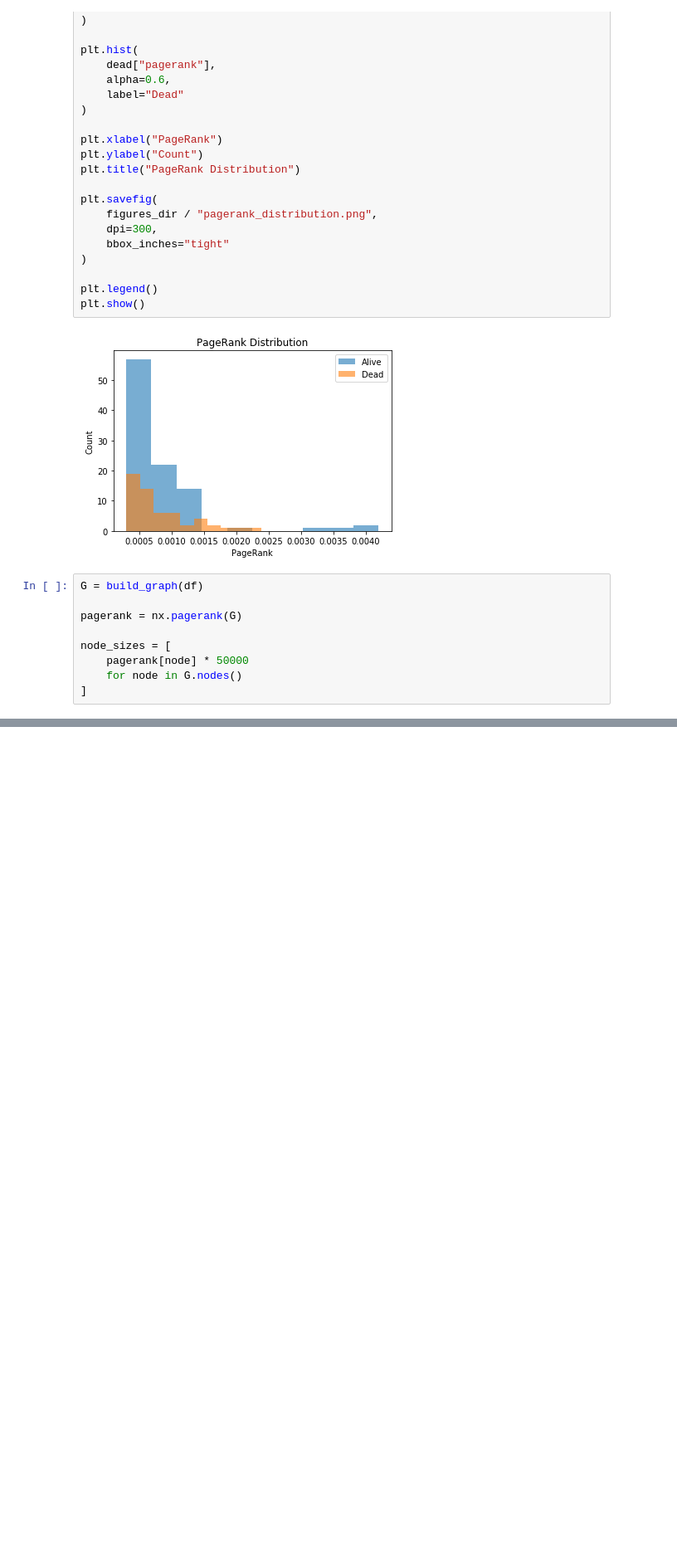
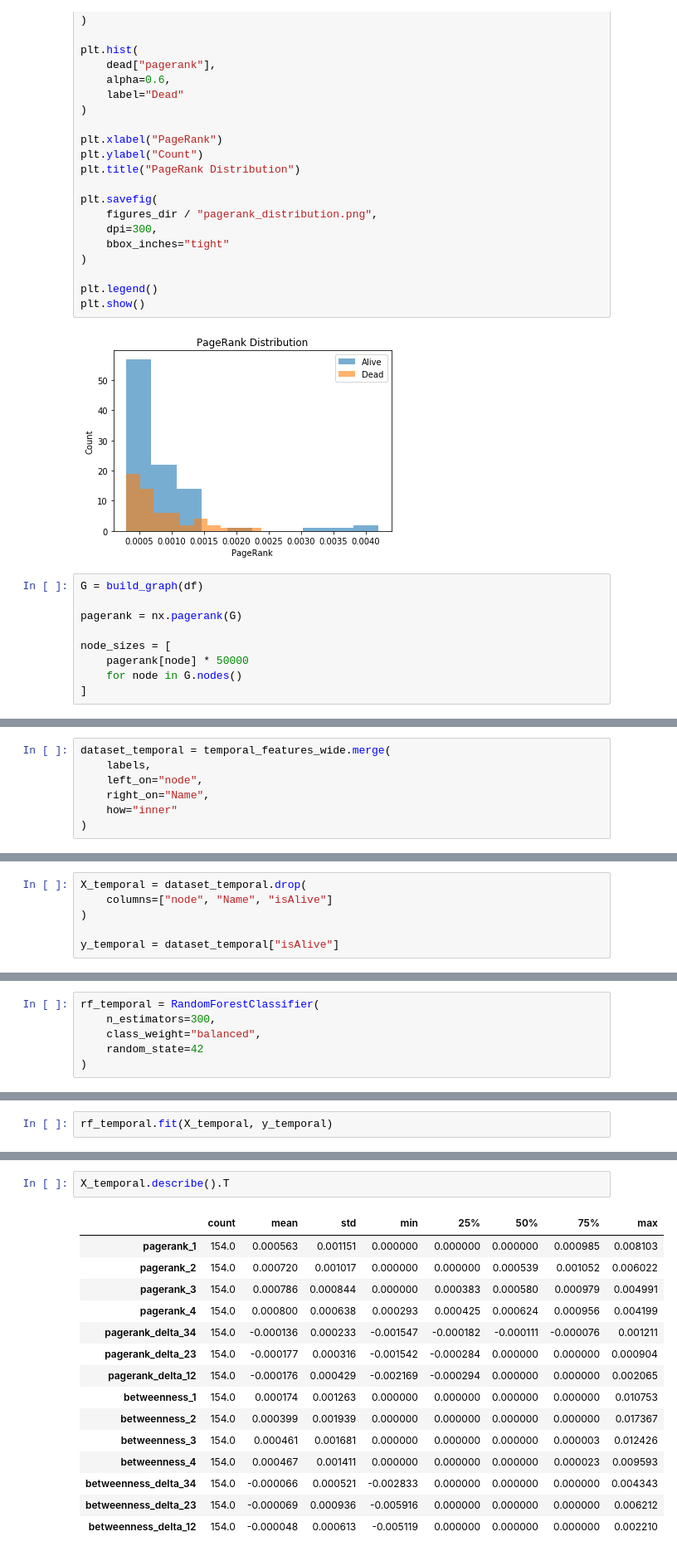
Before and after one commit to MksmDan/Game-of-Thrones-Network-Analysis, a Jupyter notebook: notebooks/exploration.ipynb, the cells around one changed output, grey strips where cells are left out. Shown at 83% size. Cells and saved outputs as stored; diff of their text form; blank space fills up the shorter version.

```diff
--- a/notebooks/exploration.ipynb
+++ b/notebooks/exploration.ipynb
@@ -543,0 +1052,7 @@ plt.show()
+# %%
+dataset_temporal = temporal_features_wide.merge(
+    labels,
+    left_on="node",
+    right_on="Name",
+    how="inner"
+)
@@ -543,0 +1085,6 @@ plt.show()
+# %%
+X_temporal = dataset_temporal.drop(
+    columns=["node", "Name", "isAlive"]
+)
+
+y_temporal = dataset_temporal["isAlive"]
@@ -543,0 +1121,6 @@ plt.show()
+# %%
+rf_temporal = RandomForestClassifier(
+    n_estimators=300,
+    class_weight="balanced",
+    random_state=42
+)
@@ -543,0 +1176,2 @@ plt.show()
+# %%
+rf_temporal.fit(X_temporal, y_temporal)
@@ -543,0 +1235,18 @@ plt.show()
+# %%
+X_temporal.describe().T
+# %% [output]
+|  | count | mean | std | min | 25% | 50% | 75% | max |
+| pagerank_1 | 154.0 | 0.000563 | 0.001151 | 0.000000 | 0.000000 | 0.000000 | 0.000985 | 0.008103 |
+| pagerank_2 | 154.0 | 0.000720 | 0.001017 | 0.000000 | 0.000000 | 0.000539 | 0.001052 | 0.006022 |
+| pagerank_3 | 154.0 | 0.000786 | 0.000844 | 0.000000 | 0.000383 | 0.000580 | 0.000979 | 0.004991 |
+| pagerank_4 | 154.0 | 0.000800 | 0.000638 | 0.000293 | 0.000425 | 0.000624 | 0.000956 | 0.004199 |
+| pagerank_delta_34 | 154.0 | -0.000136 | 0.000233 | -0.001547 | -0.000182 | -0.000111 | -0.000076 | 0.001211 |
+| pagerank_delta_23 | 154.0 | -0.000177 | 0.000316 | -0.001542 | -0.000284 | 0.000000 | 0.000000 | 0.000904 |
+| pagerank_delta_12 | 154.0 | -0.000176 | 0.000429 | -0.002169 | -0.000294 | 0.000000 | 0.000000 | 0.002065 |
+| betweenness_1 | 154.0 | 0.000174 | 0.001263 | 0.000000 | 0.000000 | 0.000000 | 0.000000 | 0.010753 |
+| betweenness_2 | 154.0 | 0.000399 | 0.001939 | 0.000000 | 0.000000 | 0.000000 | 0.000000 | 0.017367 |
+| betweenness_3 | 154.0 | 0.000461 | 0.001681 | 0.000000 | 0.000000 | 0.000000 | 0.000003 | 0.012426 |
+| betweenness_4 | 154.0 | 0.000467 | 0.001411 | 0.000000 | 0.000000 | 0.000000 | 0.000023 | 0.009593 |
+| betweenness_delta_34 | 154.0 | -0.000066 | 0.000521 | -0.002833 | 0.000000 | 0.000000 | 0.000000 | 0.004343 |
+| betweenness_delta_23 | 154.0 | -0.000069 | 0.000936 | -0.005916 | 0.000000 | 0.000000 | 0.000000 | 0.006212 |
+| betweenness_delta_12 | 154.0 | -0.000048 | 0.000613 | -0.005119 | 0.000000 | 0.000000 | 0.000000 | 0.002210 |
```
Also changed, not shown: parts of 80 cells of this notebook, 7 other files.
